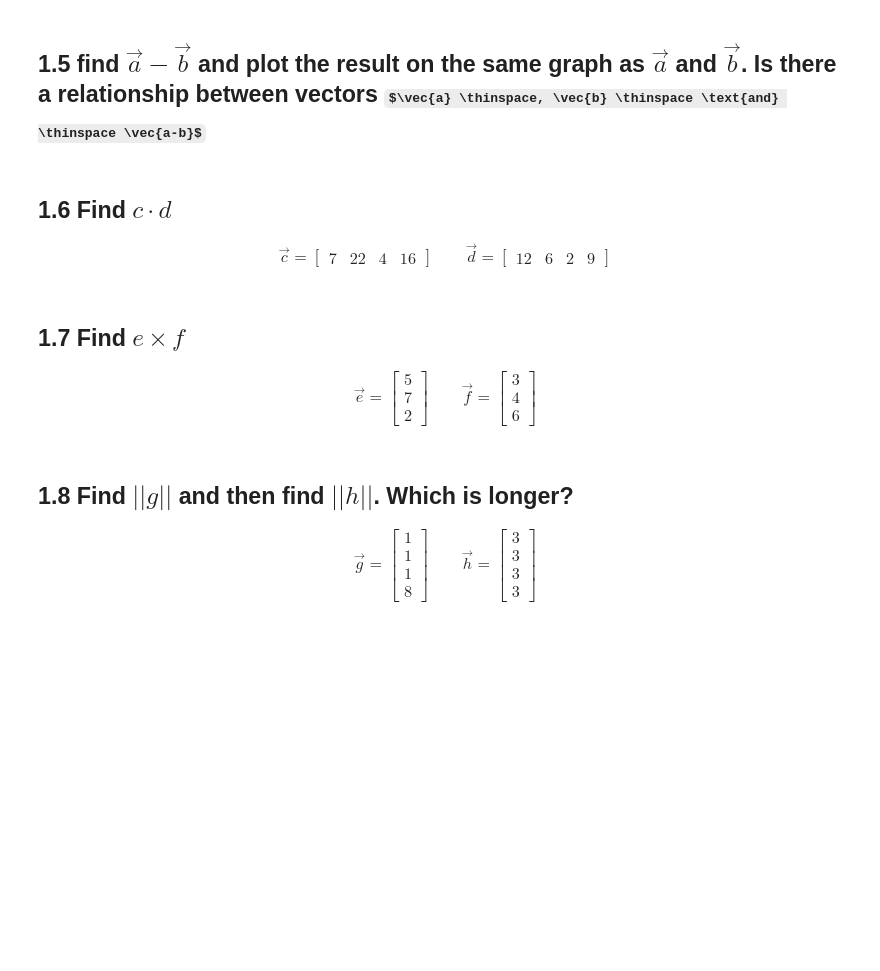
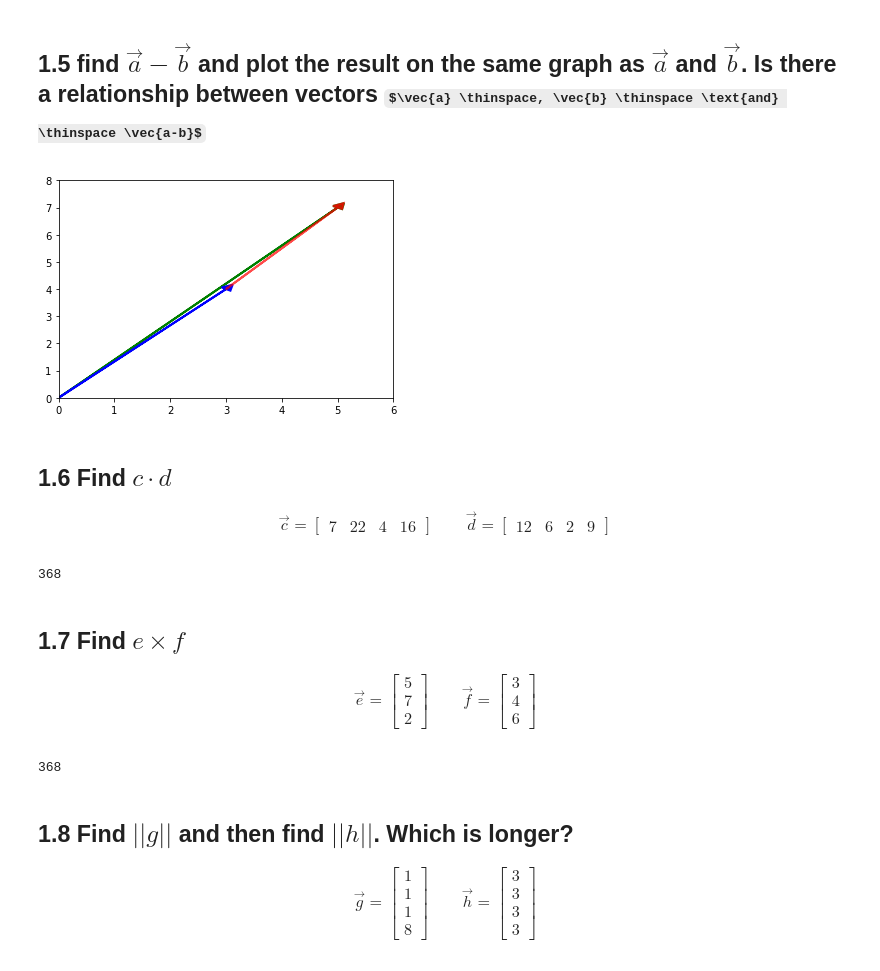
Before and after one commit to JoshuaHaga/DS-Unit-1-Sprint-3-Linear-Algebra, a Jupyter notebook: module1-vectors-and-matrices/LS_DS_131_Vectors_and_Matrices_Assignment.ipynb, the cells around one changed output. Cells and saved outputs as stored; diff of their text form; code cells hidden in the pictures; some formulas as TeX source; blank space fills up the shorter version.

```diff
--- a/module1-vectors-and-matrices/LS_DS_131_Vectors_and_Matrices_Assignment.ipynb
+++ b/module1-vectors-and-matrices/LS_DS_131_Vectors_and_Matrices_Assignment.ipynb
@@ -108,6 +108,31 @@ plt.show();
 [figure]
 # %% [markdown]
 ## 1.5 find $\vec{a} - \vec{b}$ and plot the result on the same graph as $\vec{a}$ and $\vec{b}$. Is there a relationship between vectors $\vec{a} \thinspace, \vec{b} \thinspace \text{and} \thinspace \vec{a-b}$
+# %%
+ab = np.array(a) - np.array(b)
+# %%
+ax.grid()
+plt.xlim(0,6)
+plt.ylim(0,8)
+for color, vector in [('green', a), ('blue', b)]:
+  plt.arrow(0, 0,
+            vector[0], vector[1],
+            head_width = .2,
+            head_length = .2,
+            linewidth = 2,
+            color = color)
+
+plt.arrow(b[0], b[1],
+          ab [0], ab[1],
+          head_width = .2,
+          head_length = .2,
+          linewidth = 2,
+          color = 'red',
+          alpha = .7)
+
+plt.show();
+# %% [output]
+[figure, added]
 # %% [markdown]
 ## 1.6 Find $c \cdot d$
 
@@ -116,6 +141,15 @@ plt.show();
 \qquad
 \vec{d} = \begin{bmatrix}12 & 6 & 2 & 9\end{bmatrix}
 \end{align}
+# %%
+
+c = [7, 22, 4, 16]
+d = [12, 6, 2, 9]
+
+dot = np.dot(c,d)
+dot
+# %% [output]
+368
 # %% [markdown]
 ##  1.7 Find $e \times f$
 
@@ -124,6 +158,15 @@ plt.show();
 \qquad
 \vec{f} = \begin{bmatrix} 3 \\4 \\ 6 \end{bmatrix}
 \end{align}
+# %%
+
+c = [7, 22, 4, 16]
+d = [12, 6, 2, 9]
+
+dot = np.dot(c,d)
+dot
+# %% [output]
+368
 # %% [markdown]
 ## 1.8 Find $||g||$ and then find $||h||$. Which is longer?
 
```
Also changed, not shown: parts of 31 cells of this notebook.
